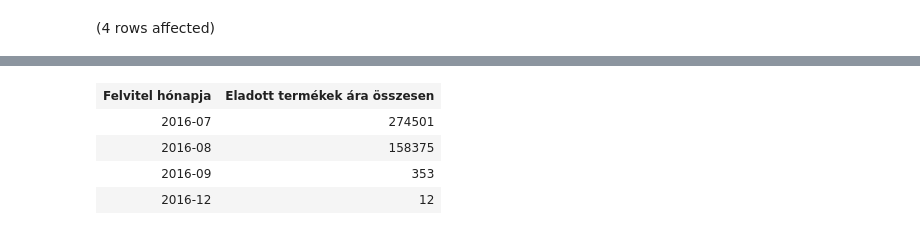
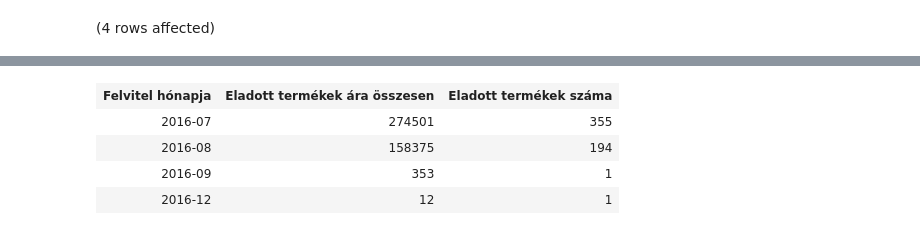
Before and after one commit to gergyemartin/adatbazis_gyak1, a Jupyter notebook: hazi_feladat.ipynb, the cells around one changed output, grey strips where cells are left out. Saved outputs shown, nothing was run; the diff lists cells and outputs as text; code cells hidden in the pictures.

```diff
--- a/hazi_feladat.ipynb
+++ b/hazi_feladat.ipynb
@@ -52,7 +56,8 @@ Total execution time: 00:00:00.020
 | 2016-12 | 12 |
 # %%
 SELECT LEFT(CAST(FELVITEL AS varchar),7) AS 'Felvitel hónapja',
-       SUM(LISTAAR) 'Eladott termékek ára összesen'
+       SUM(LISTAAR) 'Eladott termékek ára összesen',
+       COUNT(*) AS 'Eladott termékek száma'
 FROM Termek
 GROUP BY LEFT(CAST(FELVITEL AS varchar),7)
 # %% [output]
@@ -61,5 +66,5 @@ Total execution time: 00:00:00.014
-| Felvitel hónapja | Eladott termékek ára összesen |
-| 2016-07 | 274501 |
-| 2016-08 | 158375 |
-| 2016-09 | 353 |
-| 2016-12 | 12 |
+| Felvitel hónapja | Eladott termékek ára összesen | Eladott termékek száma |
+| 2016-07 | 274501 | 355 |
+| 2016-08 | 158375 | 194 |
+| 2016-09 | 353 | 1 |
+| 2016-12 | 12 | 1 |
```
Also changed, not shown: parts of 8 cells of this notebook.
